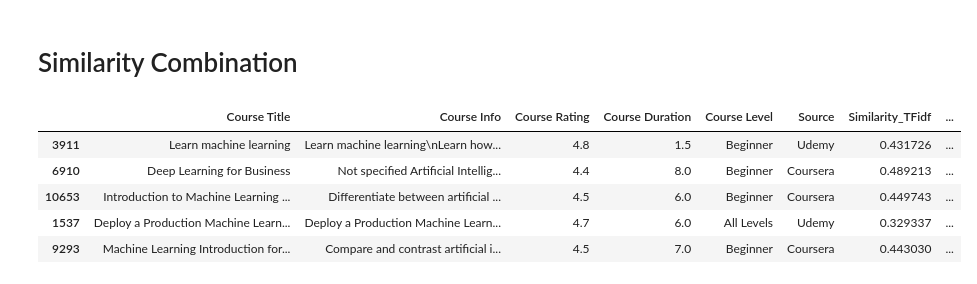
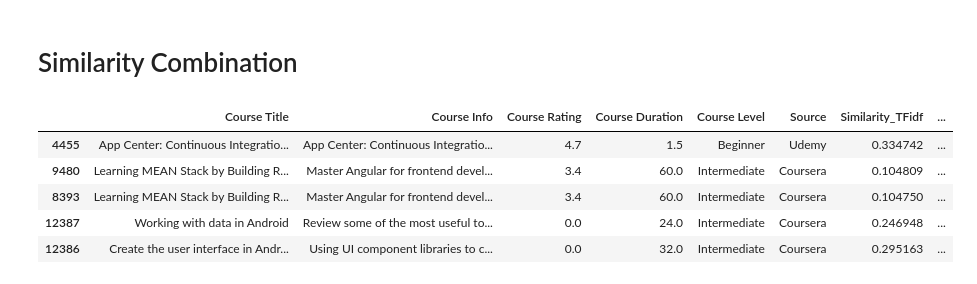
Before and after one commit to Xjkslhstxn/BT4222, a Jupyter notebook: 2.3 CourseRecommendation.ipynb, the cells around one changed output. Saved outputs shown, nothing was run; the diff lists cells and outputs as text; code cells hidden in the pictures.

Commit message:
Use legit User and top2 jobs

```diff
--- a/2.3 CourseRecommendation.ipynb
+++ b/2.3 CourseRecommendation.ipynb
@@ -75,0 +15,7 @@ For the Machine Learning Engineer position, the user lacks direct experience in
+# %%
+user_skills = [
+    "C", "C#", "C++", "HTML/CSS", "JavaScript", "PHP", "Python", "Rust", "SQL",
+    "TypeScript", "jQuery", "Next.js", "Node.js", "React", "Svelte", "Vue.js",
+    "Electron", "Flutter", "NPM", "Unreal Engine", "Visual Studio", "Vim",
+    "Visual Studio Code", "Discord", "WhatsApp", "ChatGPT", "Codeium", "GitHub", "Copilot"
+]
@@ -427,30 +465,22 @@ course.head(3)
 # %% [markdown]
 # Similarity Combination
 # %%
-# normalize the similarity scores
-from sklearn.preprocessing import MinMaxScaler
-scaler = MinMaxScaler()
-course['Similarity_TFidf_norm'] = scaler.fit_transform(course[['Similarity_TFidf']])
-course['Similarity_word2vec_norm'] = scaler.fit_transform(course[['Similarity_Word2Vec']])
-course['Similarity_BERT_norm'] = scaler.fit_transform(course[['Similarity_BERT']])
-course['Similarity_SBERT_norm'] = scaler.fit_transform(course[['Similarity_SBERT']])
-
 # Get a combined similarity score by weighted averaging
 course['Combined_Similarity'] = (
-    1/4 * course['Similarity_TFidf_norm'] +
-    1/4 * course['Similarity_word2vec_norm'] +
-    1/4 * course['Similarity_BERT_norm'] +
-    1/4 * course['Similarity_SBERT_norm']
+    1/4 * course['Similarity_TFidf'] +
+    1/4 * course['Similarity_Word2Vec'] +
+    1/4 * course['Similarity_BERT'] +
+    1/4 * course['Similarity_SBERT']
 )
 
 # Get top N recommended courses
 top_n = 5
 recommended_courses = course.sort_values(by='Combined_Similarity', ascending=False).head(top_n)
 recommended_courses
 # %% [output]
 |  | Course Title | Course Info | Course Rating | Course Duration | Course Level | Source | Similarity_TFidf | ... |
-| 3911 | Learn machine learning | Learn machine learning\nLearn how... | 4.8 | 1.5 | Beginner | Udemy | 0.431726 | ... |
-| 6910 | Deep Learning for Business | Not specified Artificial Intellig... | 4.4 | 8.0 | Beginner | Coursera | 0.489213 | ... |
-| 10653 | Introduction to Machine Learning ... | Differentiate between artificial ... | 4.5 | 6.0 | Beginner | Coursera | 0.449743 | ... |
-| 1537 | Deploy a Production Machine Learn... | Deploy a Production Machine Learn... | 4.7 | 6.0 | All Levels | Udemy | 0.329337 | ... |
-| 9293 | Machine Learning Introduction for... | Compare and contrast artificial i... | 4.5 | 7.0 | Beginner | Coursera | 0.443030 | ... |
+| 4455 | App Center: Continuous Integratio... | App Center: Continuous Integratio... | 4.7 | 1.5 | Beginner | Udemy | 0.334742 | ... |
+| 9480 | Learning MEAN Stack by Building R... | Master Angular for frontend devel... | 3.4 | 60.0 | Intermediate | Coursera | 0.104809 | ... |
+| 8393 | Learning MEAN Stack by Building R... | Master Angular for frontend devel... | 3.4 | 60.0 | Intermediate | Coursera | 0.104750 | ... |
+| 12387 | Working with data in Android | Review some of the most useful to... | 0.0 | 24.0 | Intermediate | Coursera | 0.246948 | ... |
+| 12386 | Create the user interface in Andr... | Using UI component libraries to c... | 0.0 | 32.0 | Intermediate | Coursera | 0.295163 | ... |
```
Also changed, not shown: parts of 30 cells of this notebook, 2 other files.
